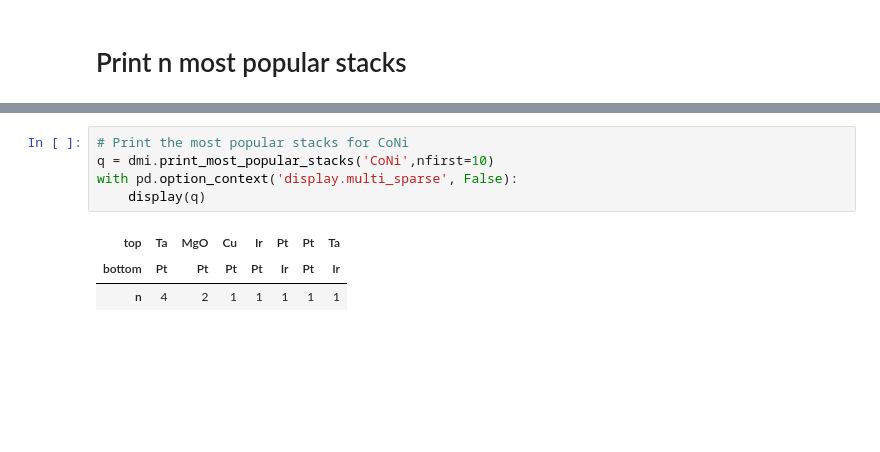
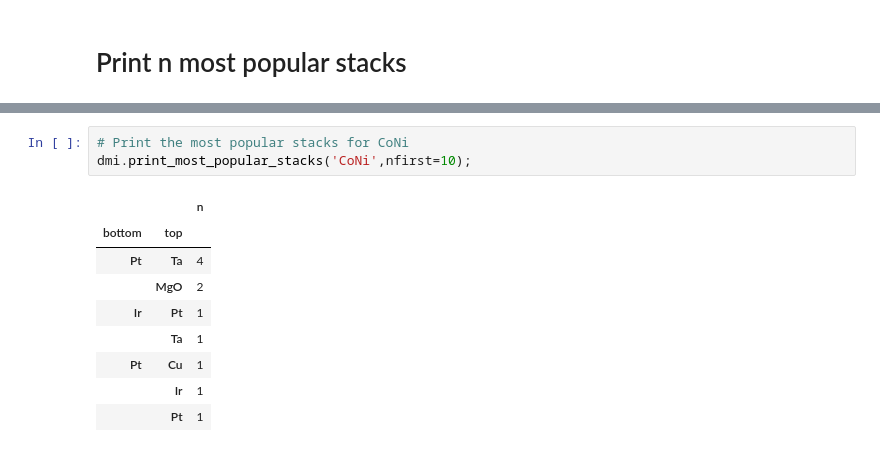
Before and after one commit to gdurin/DMI_plots, a Jupyter notebook: DMI_data_plot.ipynb, the cells around one changed output, grey strips where cells are left out. Saved outputs shown, nothing was run; the diff lists cells and outputs as text; blank space fills up the shorter version.

```diff
--- a/DMI_data_plot.ipynb
+++ b/DMI_data_plot.ipynb
@@ -423,9 +464,13 @@ with pd.option_context('display.multi_sparse', False):
 # %%
 # Print the most popular stacks for CoNi
-q = dmi.print_most_popular_stacks('CoNi',nfirst=10)
-with pd.option_context('display.multi_sparse', False):
-    display(q)
+dmi.print_most_popular_stacks('CoNi',nfirst=10);
 # %% [output]
-| top | Ta | MgO | Cu | Ir | Pt | Pt | Ta |
-| bottom | Pt | Pt | Pt | Pt | Ir | Pt | Ir |
-| n | 4 | 2 | 1 | 1 | 1 | 1 | 1 |
+|  |  | n |
+| bottom | top |  |
+| Pt | Ta | 4 |
+|  | MgO | 2 |
+| Ir | Pt | 1 |
+|  | Ta | 1 |
+| Pt | Cu | 1 |
+|  | Ir | 1 |
+|  | Pt | 1 |
```
Also changed, not shown: parts of 22 cells of this notebook, 1 other file.
